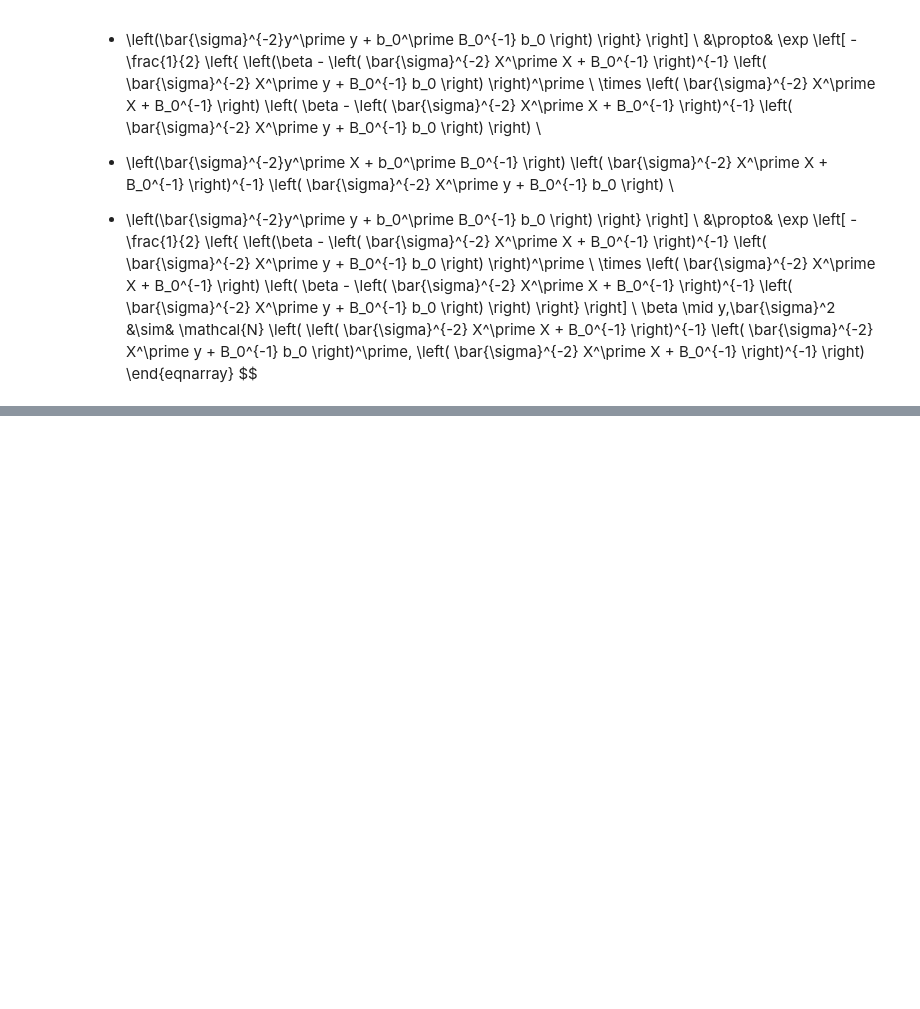
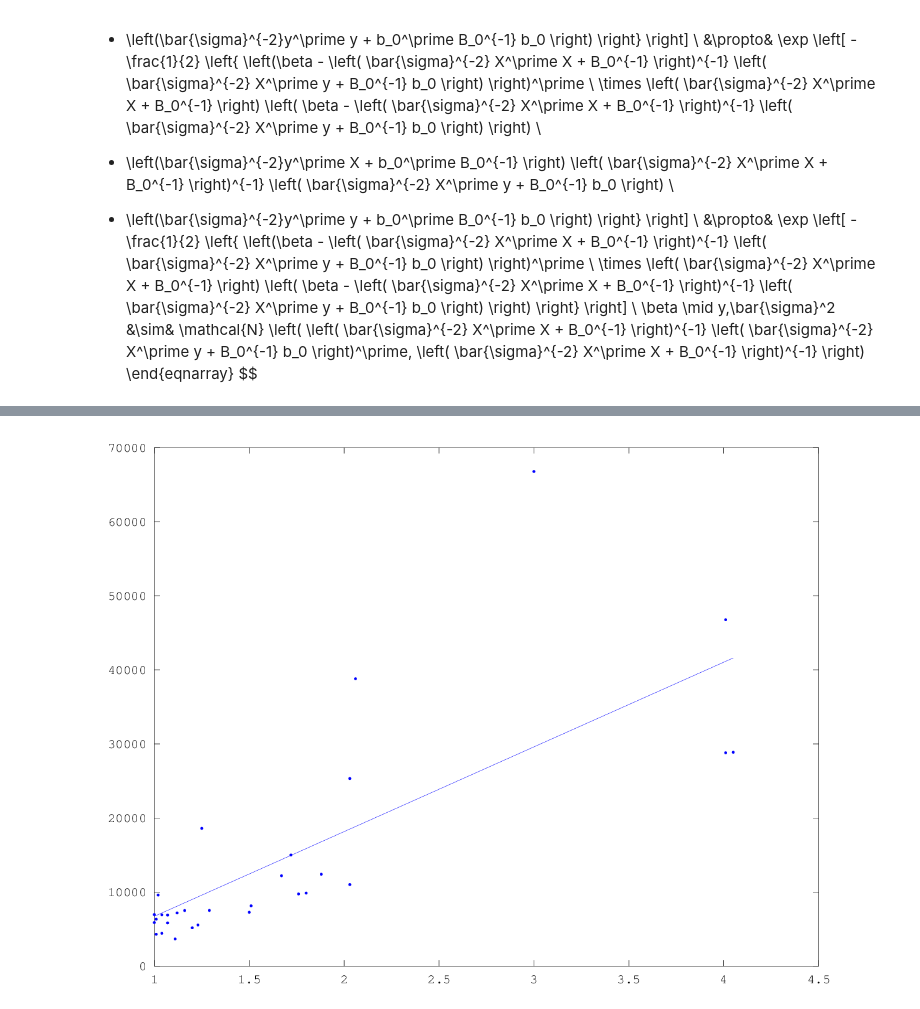
Before and after one commit to HidenobuTokuda/BayesUchi, a Jupyter notebook: regression2.ipynb, the cells around one changed output, grey strips where cells are left out. Saved outputs shown, nothing was run; the diff lists cells and outputs as text; code cells hidden in the pictures; blank space fills up the shorter version.

```diff
--- a/regression2.ipynb
+++ b/regression2.ipynb
@@ -180,0 +201,3 @@ $$
+# %%
+clear all;
+data = csvread("diamonds.csv")(2:end,:);
@@ -180,0 +207,5 @@ $$
+# %%
+n = rows(data);
+
+y = data(:,1);
+X = [ones(n,1),data(:,2)];
@@ -180,0 +269,9 @@ $$
+# %%
+beta_mean=[mean(beta(burnin+1:end,1));mean(beta(burnin+1:end,2))];
+yy = X*beta_mean;
+
+plot(X(:,2),yy)
+hold on
+plot(X(:,2),y,".")
+# %% [output]
+[figure, added]
```
Also changed, not shown: parts of 28 cells of this notebook.
